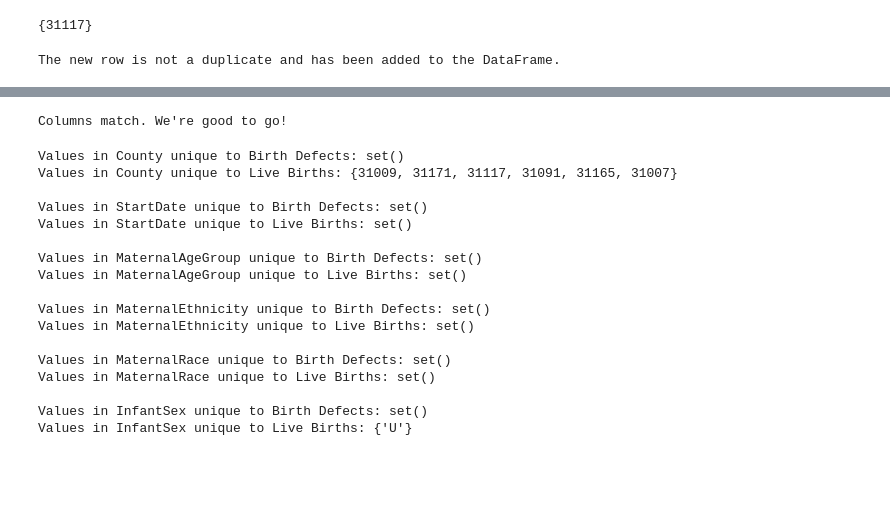
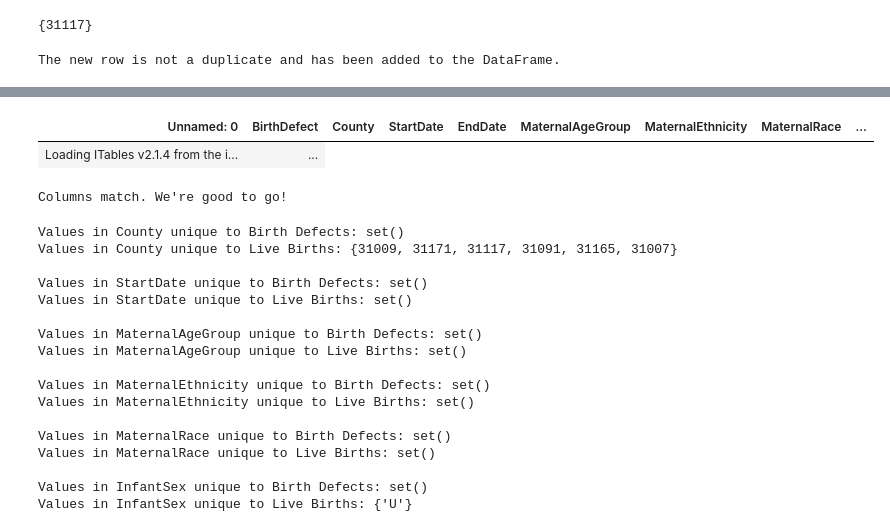
Before and after one commit to Babakjfard/EPHTracking, a Jupyter notebook: notebooks/Birth_Defects_2023.ipynb, the cells around one changed output, grey strips where cells are left out. Drawn from its saved outputs; the diff is of its cells as text; code cells hidden in the pictures; blank space fills up the shorter version.

```diff
--- a/notebooks/Birth_Defects_2023.ipynb
+++ b/notebooks/Birth_Defects_2023.ipynb
@@ -700,3 +672,8 @@ Name: County, dtype: int64
+# %%
+bd_grouped
+# %% [output]
+| Unnamed: 0 | BirthDefect | County | StartDate | EndDate | MaternalAgeGroup | MaternalEthnicity | MaternalRace | ... |
+| Loading ITables v2.1.4 from the i... | ... |
 # %%
 # The key columns to join the live birth and birth defects tables
 key_cols = ['County', 'StartDate', 'MaternalAgeGroup', 'MaternalEthnicity', 'MaternalRace', 'InfantSex']
```
Also changed, not shown: parts of 5 cells of this notebook, 3 other files.
